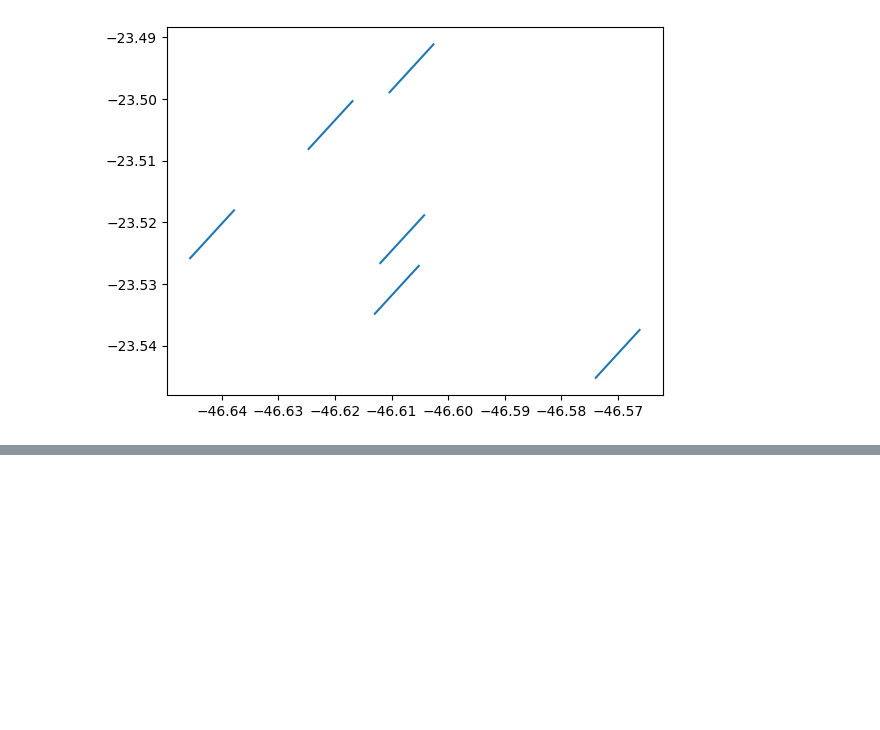
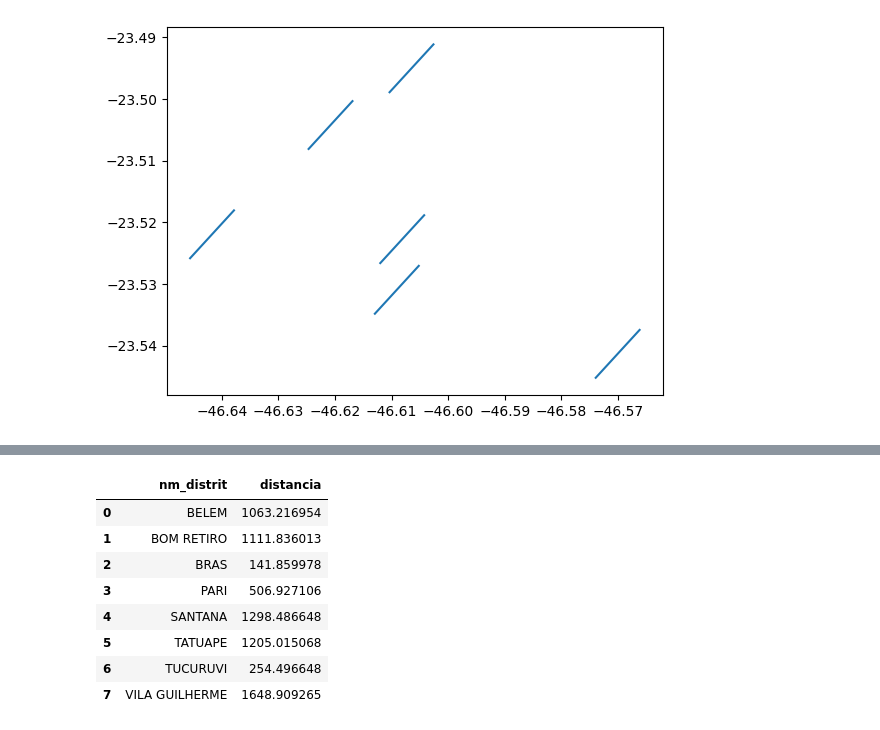
Before and after one commit to sepep-pmsp/dash_onibus_eletricos, a Jupyter notebook: 04_agg_distrito.ipynb, the cells around one changed output, grey strips where cells are left out. Saved outputs shown, nothing was run; the diff lists cells and outputs as text; code cells hidden in the pictures; blank space fills up the shorter version.

```diff
--- a/04_agg_distrito.ipynb
+++ b/04_agg_distrito.ipynb
@@ -52,0 +91,12 @@ dist_por_distrito = trajetos_distritos.groupby("nm_distrit")["distancia_percorri
+# %%
+df_distrito
+# %% [output]
+|  | nm_distrit | distancia |
+| 0 | BELEM | 1063.216954 |
+| 1 | BOM RETIRO | 1111.836013 |
+| 2 | BRAS | 141.859978 |
+| 3 | PARI | 506.927106 |
+| 4 | SANTANA | 1298.486648 |
+| 5 | TATUAPE | 1205.015068 |
+| 6 | TUCURUVI | 254.496648 |
+| 7 | VILA GUILHERME | 1648.909265 |
```
Also changed, not shown: parts of 6 cells of this notebook.
